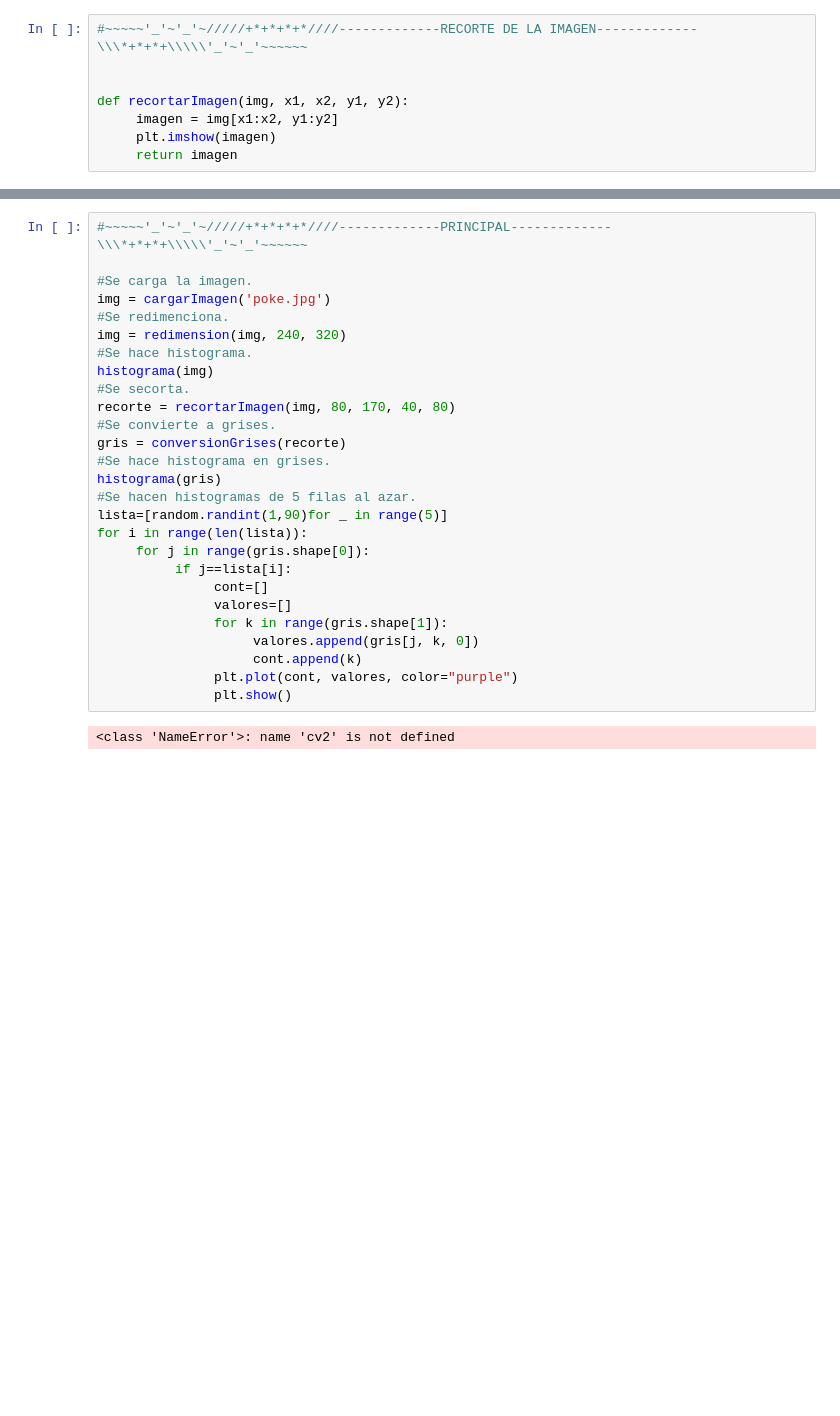
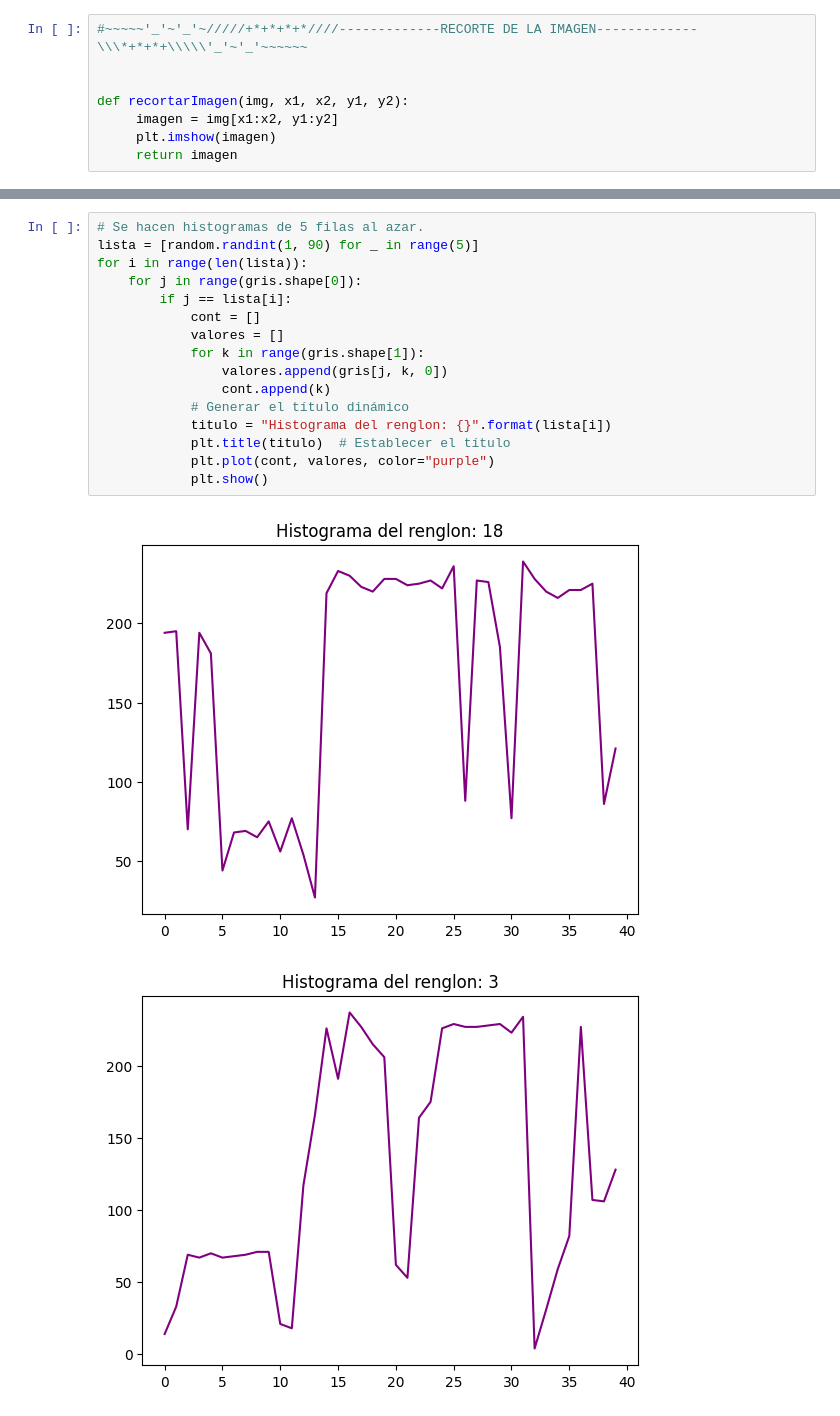
Before and after one commit to OmarFloresSanchez/Pancitos, a Jupyter notebook: Practica 1.2/practica1-2.ipynb, the cells around one changed output, grey strips where cells are left out. Saved outputs shown, nothing was run; the diff lists cells and outputs as text; blank space fills up the shorter version.

```diff
--- a/Practica 1.2/practica1-2.ipynb
+++ b/Practica 1.2/practica1-2.ipynb
@@ -82,29 +102,19 @@ def conversionGrises(recorte):
 # %%
-#~~~~~'_'~'_'~/////+*+*+*+*////-------------PRINCIPAL-------------\\\*+*+*+\\\\\'_'~'_'~~~~~~
-
-#Se carga la imagen.
-img = cargarImagen('poke.jpg')
-#Se redimenciona.
-img = redimension(img, 240, 320)
-#Se hace histograma.
-histograma(img)
-#Se secorta.
-recorte = recortarImagen(img, 80, 170, 40, 80)
-#Se convierte a grises.
-gris = conversionGrises(recorte)
-#Se hace histograma en grises.
-histograma(gris)
-#Se hacen histogramas de 5 filas al azar.
-lista=[random.randint(1,90)for _ in range(5)]
+# Se hacen histogramas de 5 filas al azar.
+lista = [random.randint(1, 90) for _ in range(5)]
 for i in range(len(lista)):
-     for j in range(gris.shape[0]):
-          if j==lista[i]:
-               cont=[]
-               valores=[]
-               for k in range(gris.shape[1]):
-                    valores.append(gris[j, k, 0])
-                    cont.append(k)
-               plt.plot(cont, valores, color="purple")
-               plt.show()
+    for j in range(gris.shape[0]):
+        if j == lista[i]:
+            cont = []
+            valores = []
+            for k in range(gris.shape[1]):
+                valores.append(gris[j, k, 0])
+                cont.append(k)
+            # Generar el título dinámico
+            titulo = "Histograma del renglon: {}".format(lista[i])
+            plt.title(titulo)  # Establecer el título
+            plt.plot(cont, valores, color="purple")
+            plt.show()
 # %% [output]
-<class 'NameError'>: name 'cv2' is not defined
+[figure, added]
+[figure, added]
```
Also changed, not shown: parts of 11 cells of this notebook, 1 other file.
